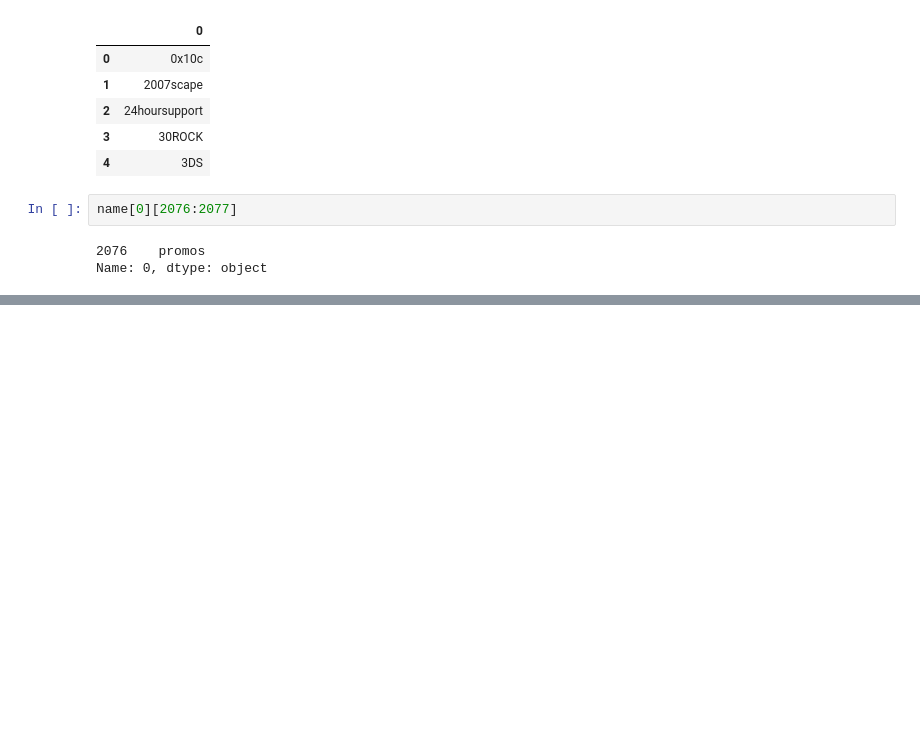
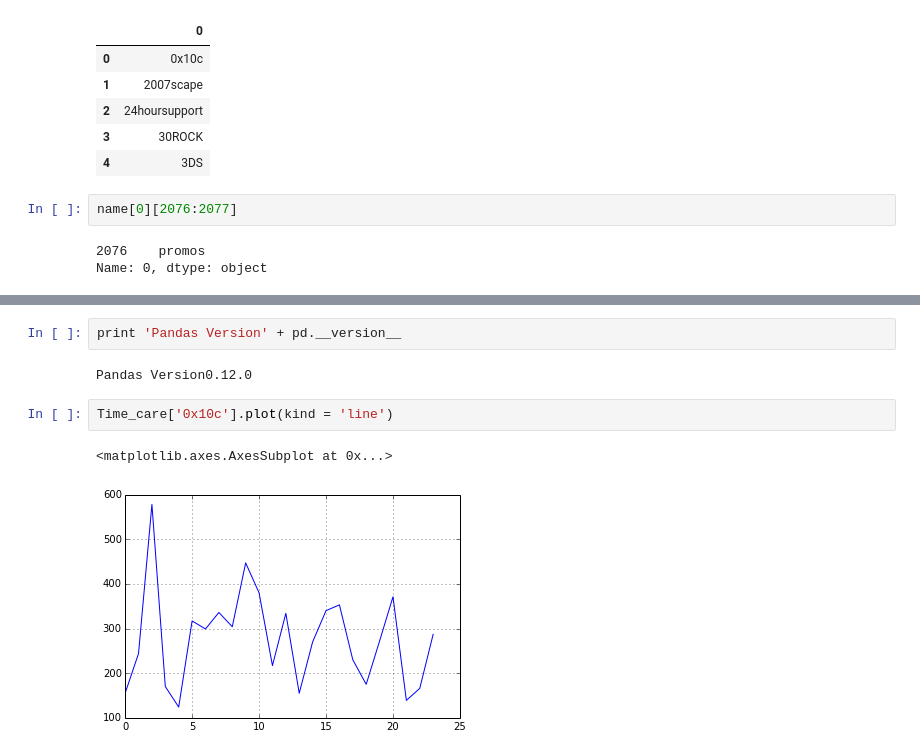
Before and after one commit to grepJimmyGu/capstone, a Jupyter notebook: Project.ipynb, the cells around one changed output, grey strips where cells are left out. Drawn from its saved outputs; the diff is of its cells as text; blank space fills up the shorter version.

```diff
--- a/Project.ipynb
+++ b/Project.ipynb
@@ -130,0 +104,9 @@ Time.append(Tim, range(24))
+# %%
+print 'Pandas Version' + pd.__version__
+# %% [output]
+Pandas Version0.12.0
+# %%
+Time_care['0x10c'].plot(kind = 'line')
+# %% [output]
+<matplotlib.axes.AxesSubplot at 0x...>
+[figure, added]
```
Also changed, not shown: parts of 7 cells of this notebook.
